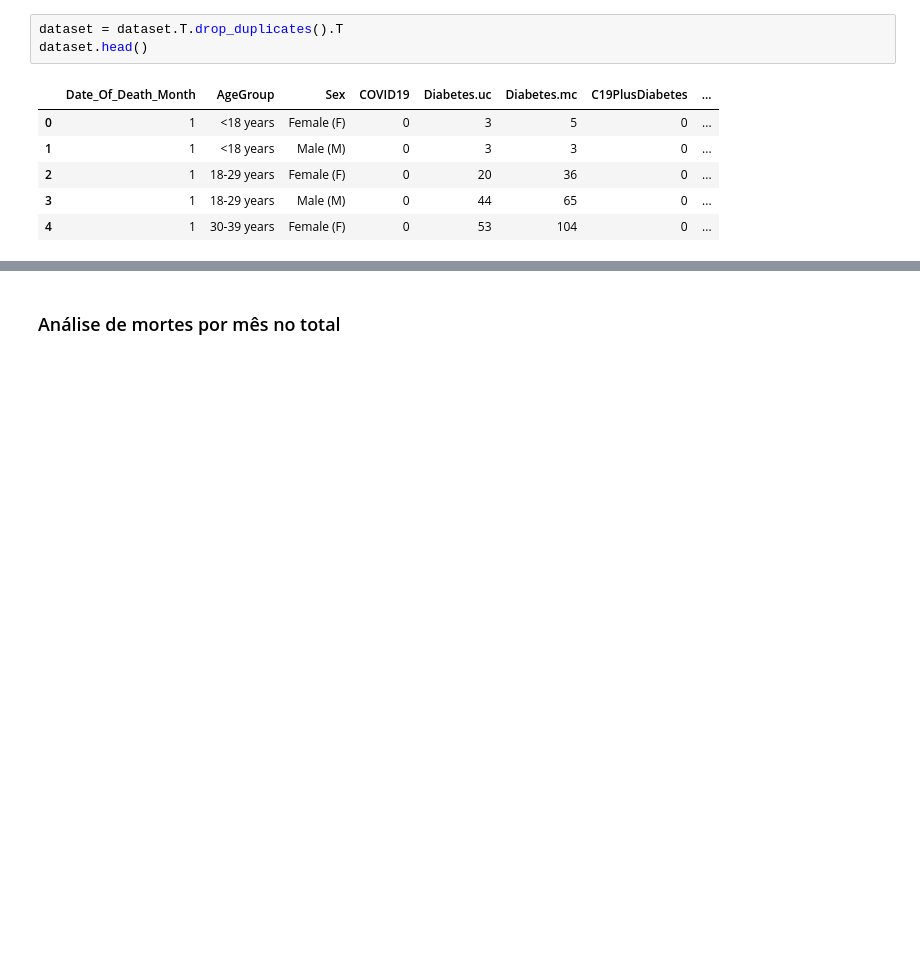
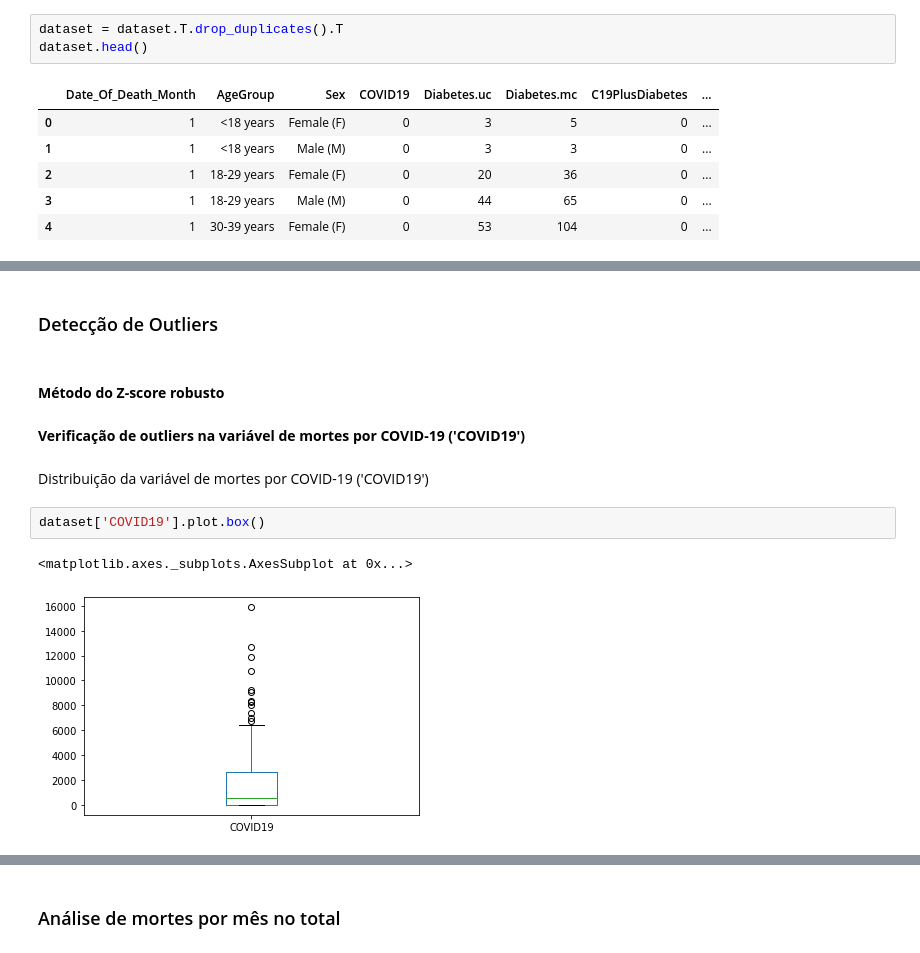
Before and after one commit to Giganoide01/Projeto_Analise_Dados_CinUFPE, a Jupyter notebook: projeto_iad.ipynb, the cells around one changed output, grey strips where cells are left out. Saved outputs shown, nothing was run; the diff lists cells and outputs as text; blank space fills up the shorter version.

Commit message:
Segunda versão da análise
Adição da verificação de duplicatas e de outliers

```diff
--- a/projeto_iad.ipynb
+++ b/projeto_iad.ipynb
@@ -184,0 +224,13 @@ dataset.head()
+# %% [markdown]
+### Detecção de Outliers
+# %% [markdown]
+#### **Método do Z-score robusto**
+# %% [markdown]
+**Verificação de outliers na variável de mortes por COVID-19 ('COVID19')**
+# %% [markdown]
+Distribuição da variável de mortes por COVID-19 ('COVID19')
+# %%
+dataset['COVID19'].plot.box()
+# %% [output]
+<matplotlib.axes._subplots.AxesSubplot at 0x...>
+[figure, added]
```
Also changed, not shown: parts of 55 cells of this notebook.
